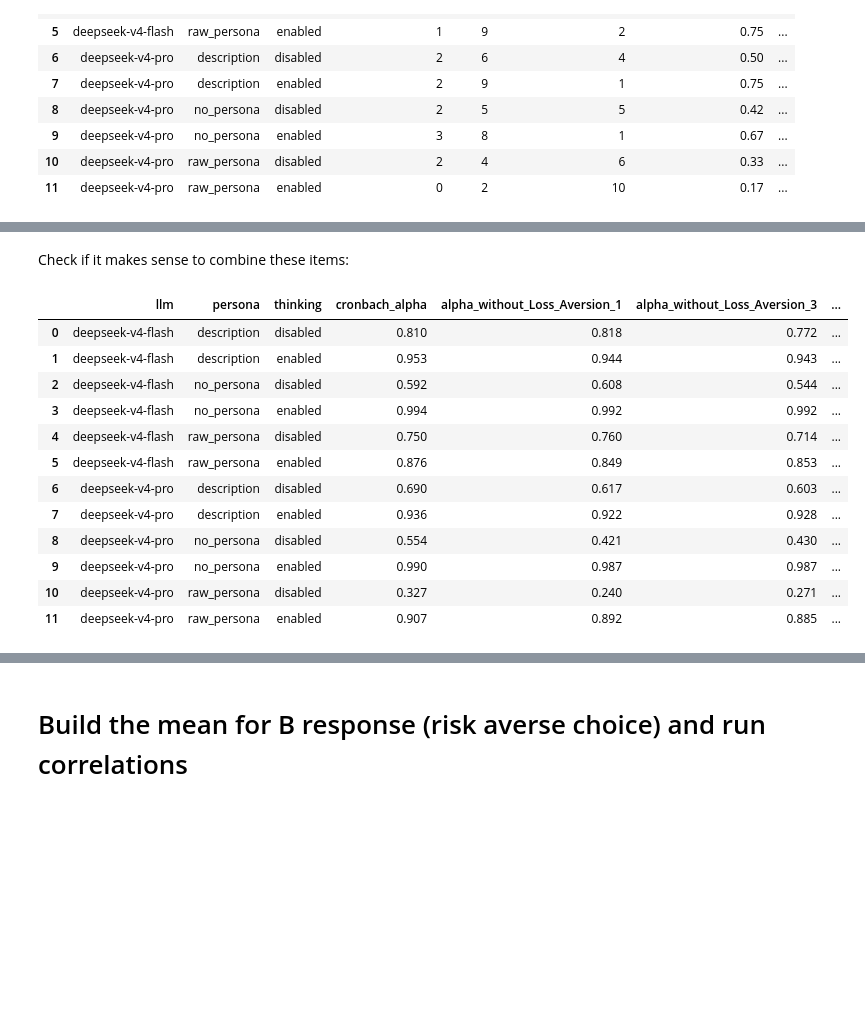
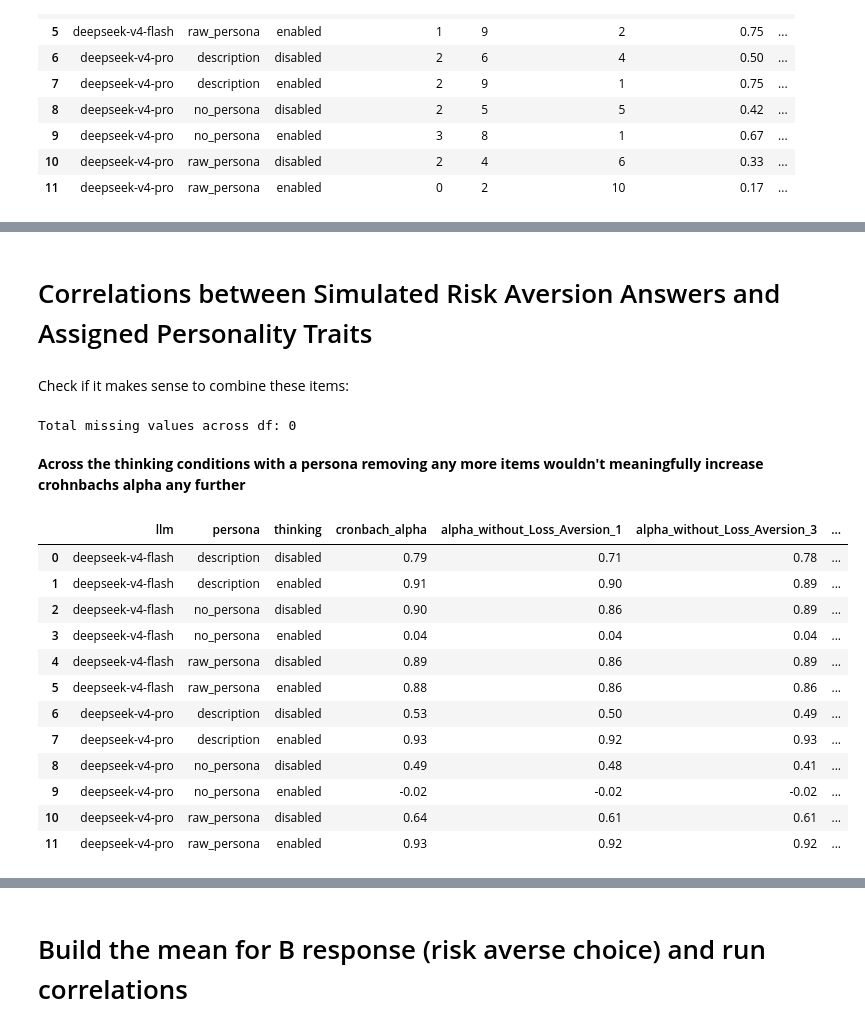
Before and after one commit to DanielSchipfer/The-Parrot-in-the-Machine-Simulating-Human-Behavior-with-Large-Language-Models, a Jupyter notebook: code/evaluation/risk_aversion_evaluation.ipynb, the cells around one changed output, grey strips where cells are left out. Cells and saved outputs as stored; diff of their text form; code cells hidden in the pictures; blank space fills up the shorter version.

```diff
--- a/code/evaluation/risk_aversion_evaluation.ipynb
+++ b/code/evaluation/risk_aversion_evaluation.ipynb
@@ -1127,69 +1084,82 @@ print(analysis_summary.to_markdown(index=False))
+# %% [markdown]
+# Correlations between Simulated Risk Aversion Answers and Assigned Personality Traits
 # %% [markdown]
 Check if it makes sense to combine these items:
+# %%
+df = pd.read_csv("../generated_data/loss_aversion_results_cleaned.csv")
+cols = [c for c in df.columns if c.startswith("Loss_Aversion_")]
+
+for col in cols:
+    df.loc[~df[col].isin(["A", "B"]), col] = pd.NA
+
+df = df.dropna(subset=cols).copy()
+
+# Invert the responses for group 2
+cols = [c for c in df.columns if c.startswith("Loss_Aversion_")]
+mask = df["experiment_group"] == 2
+swap = {"A": "B", "B": "A"}
+df.loc[mask, cols] = df.loc[mask, cols].replace(swap)
+print(f"Total missing values across df: {df.isna().sum().sum()}")
+
+loss_cols = [
+    "Loss_Aversion_1",
+    "Loss_Aversion_3",
+    "Loss_Aversion_5",
+    "Loss_Aversion_7",
+    # "Loss_Aversion_9", # Removed as removing it increased Cronbach's alpha across the majority of conditions
+    "Loss_Aversion_10",
+    "Loss_Aversion_11",
+    "Loss_Aversion_13",
+    "Loss_Aversion_14",
+]
+# %% [output]
+Total missing values across df: 0
+# %% [markdown]
+**Across the thinking conditions with a persona removing any more items wouldn't meaningfully increase crohnbachs alpha any further**
 # %%
-df = pd.read_csv("../generated_data/loss_aversion_results_cleaned.csv")
-cols = [c for c in df.columns if c.startswith("Loss_Aversion_")]
-
-for col in cols:
-    df.loc[~df[col].isin(["A", "B"]), col] = pd.NA
-
-df = df.dropna(subset=cols).copy()
-
-
-loss_cols = [
-    "Loss_Aversion_1",
-    "Loss_Aversion_3",
-    "Loss_Aversion_5",
-    "Loss_Aversion_7",
-    "Loss_Aversion_9",
-    "Loss_Aversion_10",
-    "Loss_Aversion_11",
-    "Loss_Aversion_13"
-]
-
 alpha_results = []
 
 for (llm, persona, thinking), group in df.groupby(["llm", "persona", "thinking"]):
 
     items = group[loss_cols].replace({
         "A": 0,
         "B": 1
     }).astype(float)
 
     # Overall alpha
     overall_alpha = pg.cronbach_alpha(items)[0]
 
     result = {
         "llm": llm,
         "persona": persona,
         "thinking": thinking,
         "cronbach_alpha": overall_alpha
     }
 
     # Alpha if each item is removed
     for item in loss_cols:
         items_without = items.drop(columns=item)
         alpha_without = pg.cronbach_alpha(items_without)[0]
 
         result[f"alpha_without_{item}"] = alpha_without
 
     alpha_results.append(result)
 
 alpha_df = pd.DataFrame(alpha_results)
-alpha_df.round(3)
+alpha_df.round(2)
 # %% [output]
 |  | llm | persona | thinking | cronbach_alpha | alpha_without_Loss_Aversion_1 | alpha_without_Loss_Aversion_3 | ... |
-| 0 | deepseek-v4-flash | description | disabled | 0.810 | 0.818 | 0.772 | ... |
-| 1 | deepseek-v4-flash | description | enabled | 0.953 | 0.944 | 0.943 | ... |
-| 2 | deepseek-v4-flash | no_persona | disabled | 0.592 | 0.608 | 0.544 | ... |
-| 3 | deepseek-v4-flash | no_persona | enabled | 0.994 | 0.992 | 0.992 | ... |
-| 4 | deepseek-v4-flash | raw_persona | disabled | 0.750 | 0.760 | 0.714 | ... |
-| 5 | deepseek-v4-flash | raw_persona | enabled | 0.876 | 0.849 | 0.853 | ... |
-| 6 | deepseek-v4-pro | description | disabled | 0.690 | 0.617 | 0.603 | ... |
-| 7 | deepseek-v4-pro | description | enabled | 0.936 | 0.922 | 0.928 | ... |
-| 8 | deepseek-v4-pro | no_persona | disabled | 0.554 | 0.421 | 0.430 | ... |
-| 9 | deepseek-v4-pro | no_persona | enabled | 0.990 | 0.987 | 0.987 | ... |
-| 10 | deepseek-v4-pro | raw_persona | disabled | 0.327 | 0.240 | 0.271 | ... |
-| 11 | deepseek-v4-pro | raw_persona | enabled | 0.907 | 0.892 | 0.885 | ... |
+| 0 | deepseek-v4-flash | description | disabled | 0.79 | 0.71 | 0.78 | ... |
+| 1 | deepseek-v4-flash | description | enabled | 0.91 | 0.90 | 0.89 | ... |
+| 2 | deepseek-v4-flash | no_persona | disabled | 0.90 | 0.86 | 0.89 | ... |
+| 3 | deepseek-v4-flash | no_persona | enabled | 0.04 | 0.04 | 0.04 | ... |
+| 4 | deepseek-v4-flash | raw_persona | disabled | 0.89 | 0.86 | 0.89 | ... |
+| 5 | deepseek-v4-flash | raw_persona | enabled | 0.88 | 0.86 | 0.86 | ... |
+| 6 | deepseek-v4-pro | description | disabled | 0.53 | 0.50 | 0.49 | ... |
+| 7 | deepseek-v4-pro | description | enabled | 0.93 | 0.92 | 0.93 | ... |
+| 8 | deepseek-v4-pro | no_persona | disabled | 0.49 | 0.48 | 0.41 | ... |
+| 9 | deepseek-v4-pro | no_persona | enabled | -0.02 | -0.02 | -0.02 | ... |
+| 10 | deepseek-v4-pro | raw_persona | disabled | 0.64 | 0.61 | 0.61 | ... |
+| 11 | deepseek-v4-pro | raw_persona | enabled | 0.93 | 0.92 | 0.92 | ... |
 # %%
 # check item intercorrelations within each condition
```
Also changed, not shown: parts of 16 cells of this notebook.
